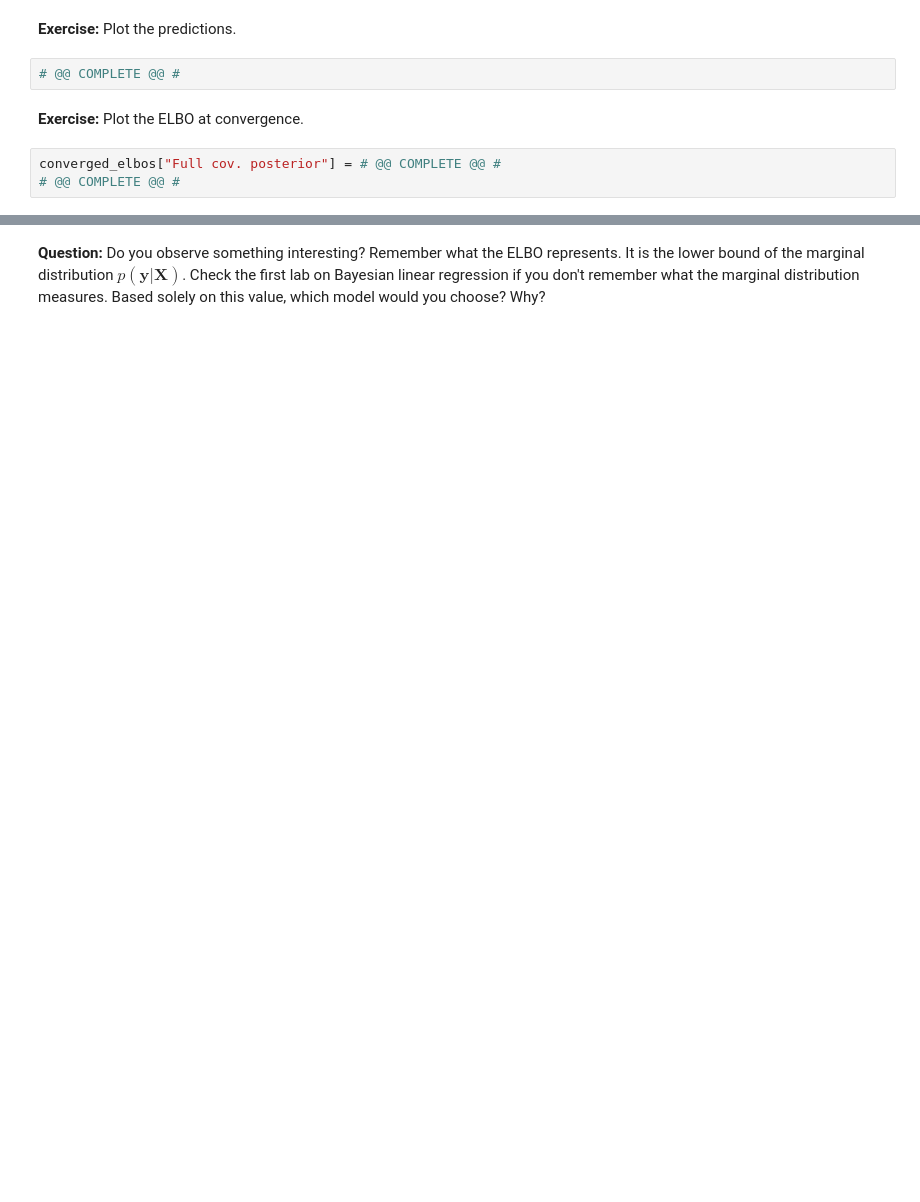
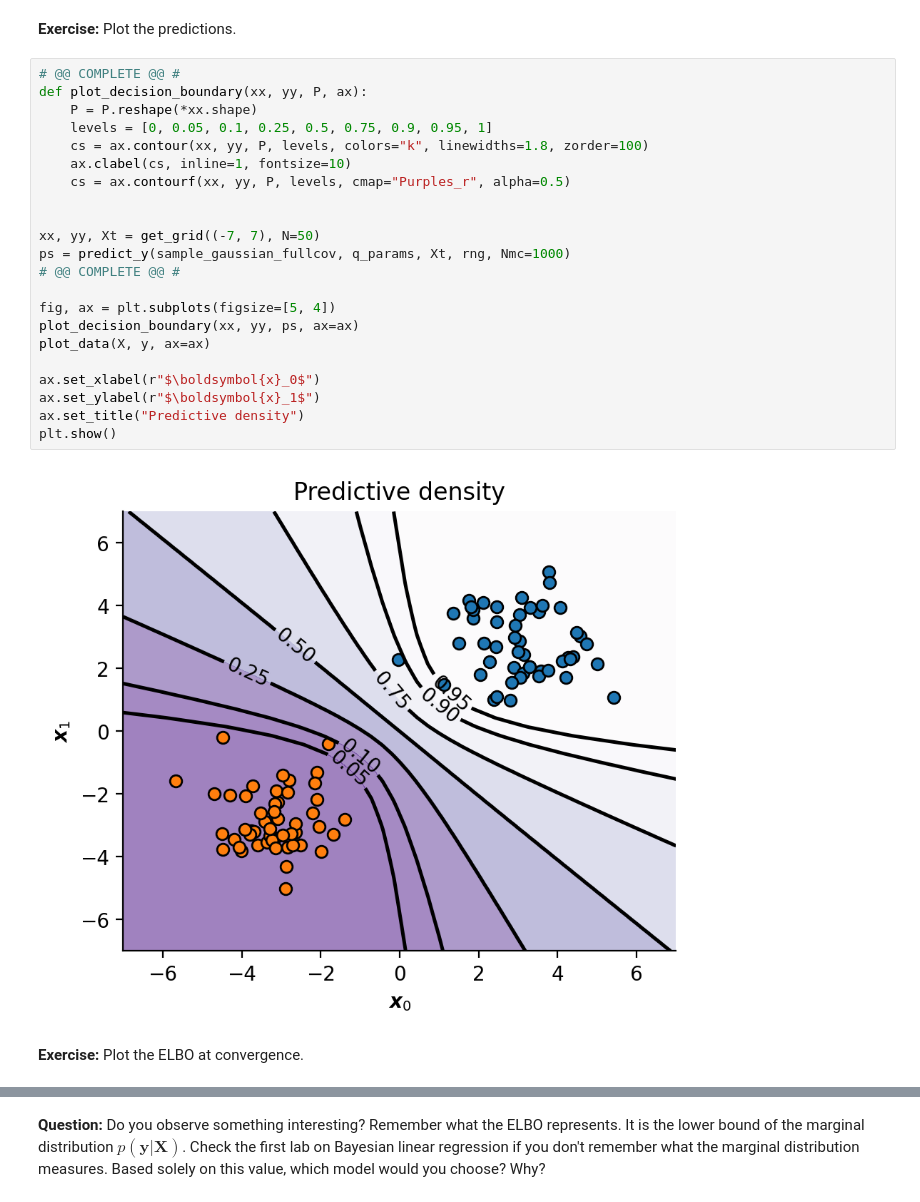
Before and after one commit to francdente/asi-labs, a Jupyter notebook: lab_week4-public/Variational_Logistic_Regression.ipynb, the cells around one changed output, grey strips where cells are left out. Drawn from its saved outputs; the diff is of its cells as text; blank space fills up the shorter version.

```diff
--- a/lab_week4-public/Variational_Logistic_Regression.ipynb
+++ b/lab_week4-public/Variational_Logistic_Regression.ipynb
@@ -748,11 +848,30 @@ Plot the densities.
 # %% [markdown]
 **Exercise:**
 Plot the predictions.
-# %%
-# @@ COMPLETE @@ #
+# %%
+# @@ COMPLETE @@ #
+def plot_decision_boundary(xx, yy, P, ax):
+    P = P.reshape(*xx.shape)
+    levels = [0, 0.05, 0.1, 0.25, 0.5, 0.75, 0.9, 0.95, 1]
+    cs = ax.contour(xx, yy, P, levels, colors="k", linewidths=1.8, zorder=100)
+    ax.clabel(cs, inline=1, fontsize=10)
+    cs = ax.contourf(xx, yy, P, levels, cmap="Purples_r", alpha=0.5)
+
+
+xx, yy, Xt = get_grid((-7, 7), N=50)
+ps = predict_y(sample_gaussian_fullcov, q_params, Xt, rng, Nmc=1000)
+# @@ COMPLETE @@ #
+
+fig, ax = plt.subplots(figsize=[5, 4])
+plot_decision_boundary(xx, yy, ps, ax=ax)
+plot_data(X, y, ax=ax)
+
+ax.set_xlabel(r"$\boldsymbol{x}_0$")
+ax.set_ylabel(r"$\boldsymbol{x}_1$")
+ax.set_title("Predictive density")
+plt.show()
+# %% [output]
+[figure, added]
 # %% [markdown]
 **Exercise:**
 Plot the ELBO at convergence.
-# %%
-converged_elbos["Full cov. posterior"] = # @@ COMPLETE @@ #
-# @@ COMPLETE @@ #
```
Also changed, not shown: parts of 25 cells of this notebook.
